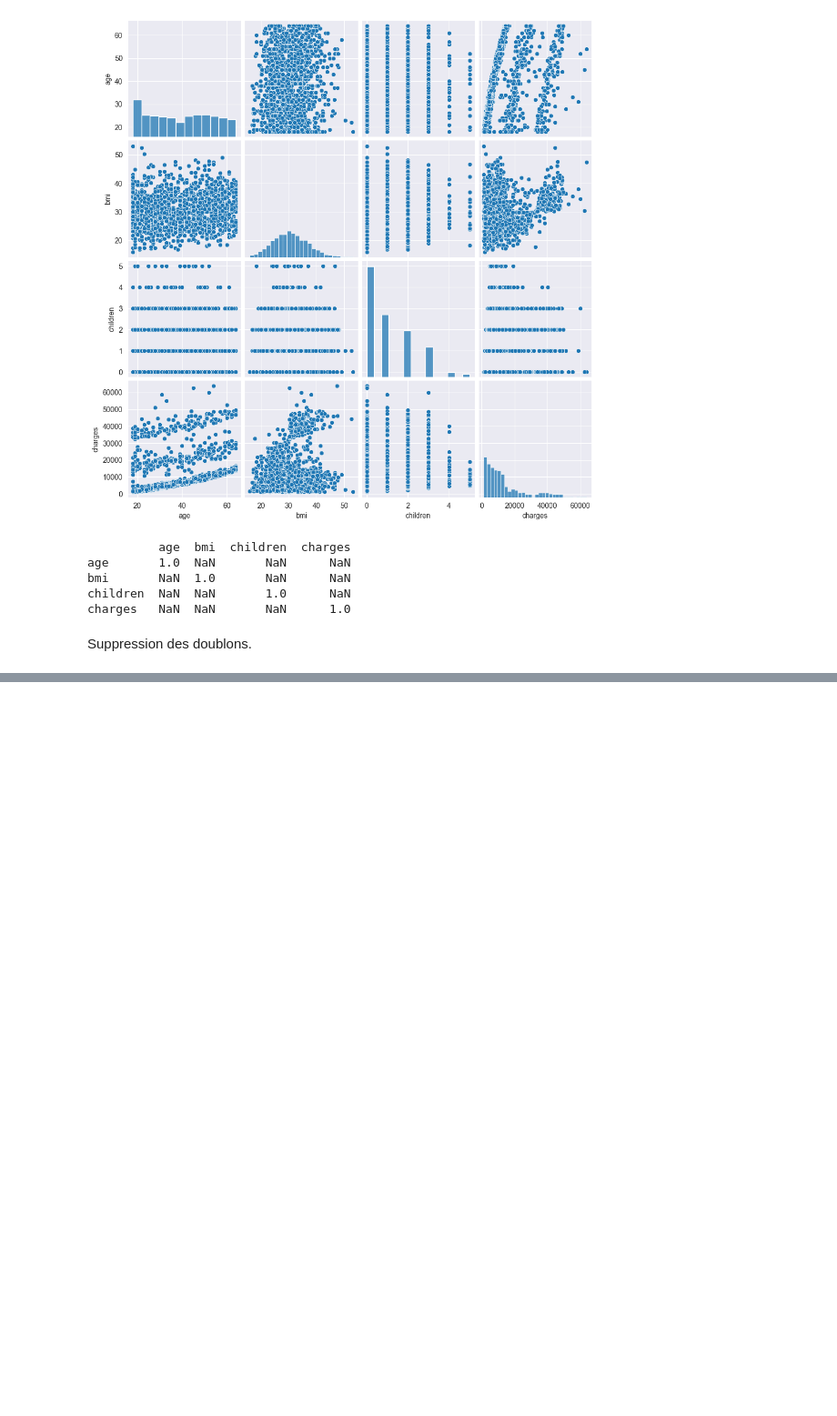
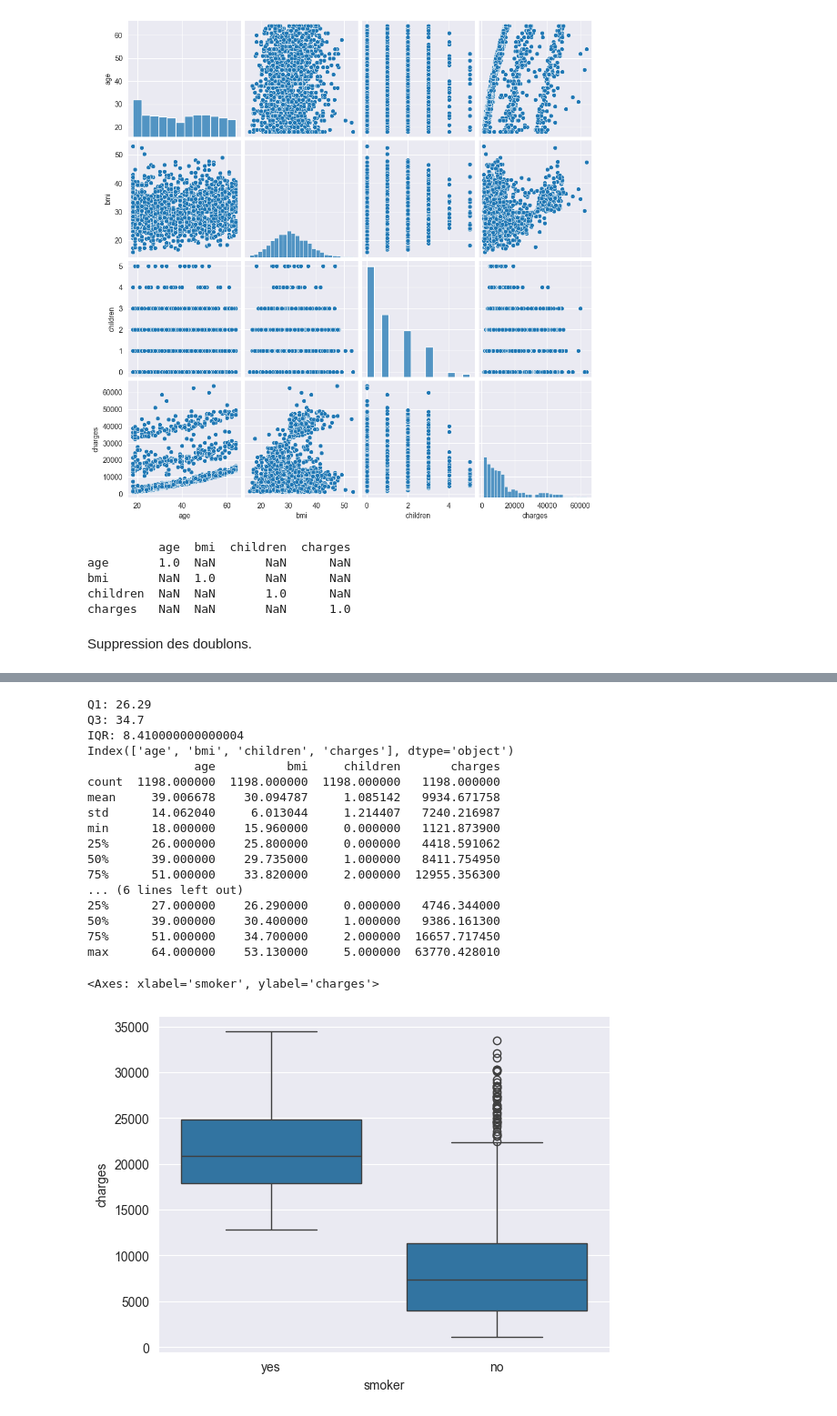
Before and after one commit to YounessBoumeshouli/Assurance_Pred, a Jupyter notebook: main.ipynb, the cells around one changed output, grey strips where cells are left out. Shown: that part at 91% size. Cells and saved outputs as stored; diff of their text form; code cells hidden in the pictures; blank space fills up the shorter version.

```diff
--- a/main.ipynb
+++ b/main.ipynb
@@ -241,0 +251,48 @@ Nombre de doublons : 0
+# %%
+import numpy as np
+
+data = [5]
+IQRs = {}
+Q1 = np.percentile(df['bmi'], 25)
+Q3 = np.percentile(df['bmi'], 75)
+IQR = Q3 - Q1
+print("Q1:", Q1)
+print("Q3:", Q3)
+print("IQR:", IQR)
+print(numeriques.columns)
+for i in numeriques.columns :
+    Q1 = np.percentile(df[i], 25)
+    Q3 = np.percentile(df[i], 75)
+    IQR = Q3 - Q1
+    IQRs[i] = IQR
+    lower_limit = Q1 - IQR * 1.5
+    upper_limit = Q3 + IQR * 1.5
+    outliers = df[(df[i] < lower_limit) | (df[i] > upper_limit)]
+    df_filtered = df[(df[i] >= lower_limit) & (df[i] <= upper_limit)]
+
+print(df_filtered.describe())
+print(df.describe())
+
+seaborn.boxplot(y =df_filtered['charges'] , x = df_filtered['smoker'] )
+
+# print(IQRs)
+# %% [output]
+Q1: 26.29
+Q3: 34.7
+IQR: 8.410000000000004
+Index(['age', 'bmi', 'children', 'charges'], dtype='object')
+               age          bmi     children       charges
+count  1198.000000  1198.000000  1198.000000   1198.000000
+mean     39.006678    30.094787     1.085142   9934.671758
+std      14.062040     6.013044     1.214407   7240.216987
+min      18.000000    15.960000     0.000000   1121.873900
+25%      26.000000    25.800000     0.000000   4418.591062
+50%      39.000000    29.735000     1.000000   8411.754950
+75%      51.000000    33.820000     2.000000  12955.356300
+... (6 lines left out)
+25%      27.000000    26.290000     0.000000   4746.344000
+50%      39.000000    30.400000     1.000000   9386.161300
+75%      51.000000    34.700000     2.000000  16657.717450
+max      64.000000    53.130000     5.000000  63770.428010
+<Axes: xlabel='smoker', ylabel='charges'>
+[figure, added]
```
Also changed, not shown: parts of 3 cells of this notebook.
